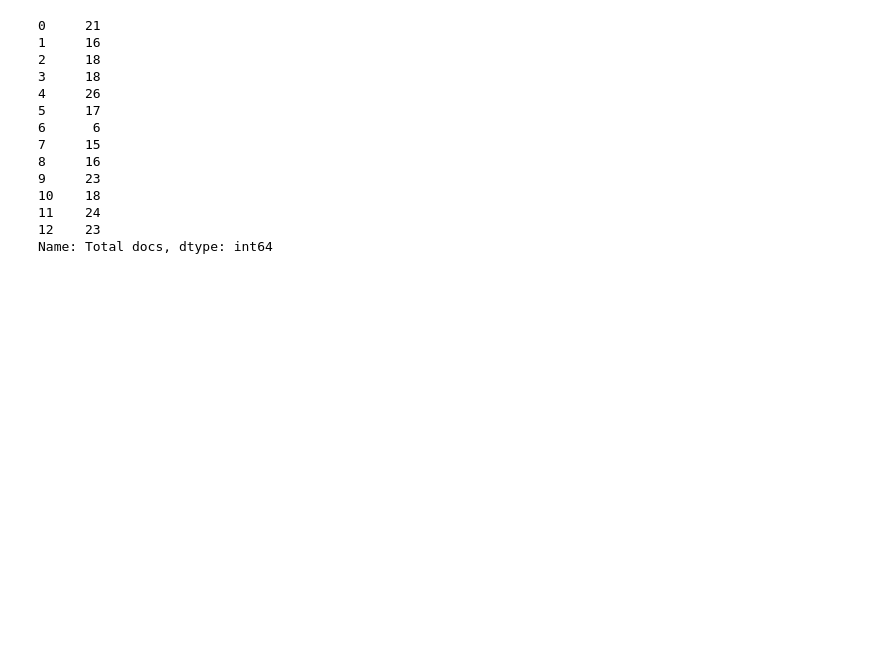
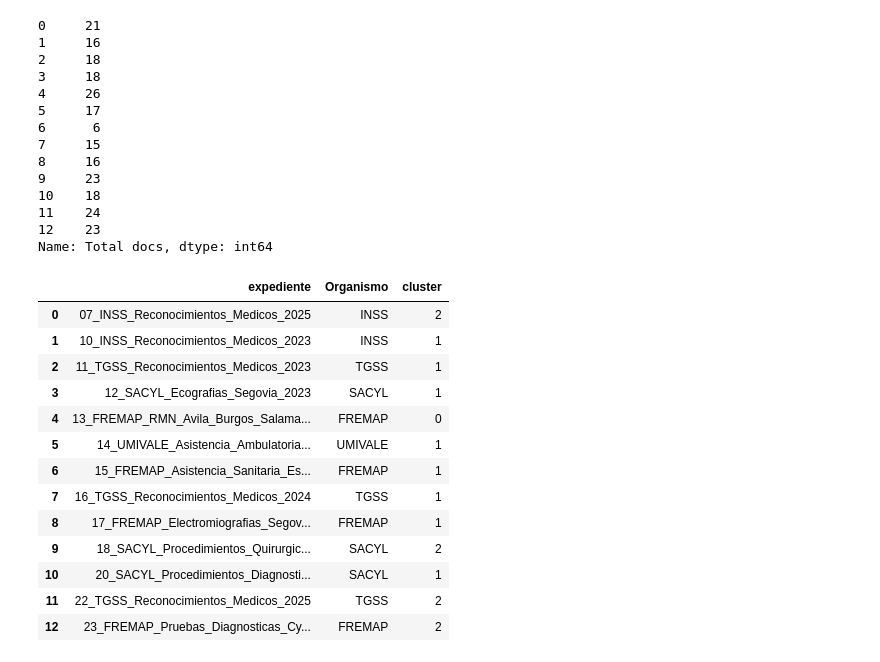
Before and after one commit to SebsAcosta97/Licitaciones, a Jupyter notebook: Notebooks/ML.ipynb, the cells around one changed output. Cells and saved outputs as stored; diff of their text form; code cells hidden in the pictures; blank space fills up the shorter version.

```diff
--- a/Notebooks/ML.ipynb
+++ b/Notebooks/ML.ipynb
@@ -1056,3 +1052,14 @@ dataset_final = pd.concat(
     ],
     axis=1
 )
+# %%
+variables = [
+    "organismo_enc",
+    "num_cpvs",
+    "solvencia",
+    "experiencia",
+    "oferta económica",
+    "juicio de valor",
+    "precio",
+    "Total docs"
+]
@@ -1058,0 +1077,23 @@ dataset_final = pd.concat(
+# %%
+dataset_final[
+    [
+        "expediente",
+        "Organismo",
+        "cluster"
+    ]
+]
+# %% [output]
+|  | expediente | Organismo | cluster |
+| 0 | 07_INSS_Reconocimientos_Medicos_2025 | INSS | 2 |
+| 1 | 10_INSS_Reconocimientos_Medicos_2023 | INSS | 1 |
+| 2 | 11_TGSS_Reconocimientos_Medicos_2023 | TGSS | 1 |
+| 3 | 12_SACYL_Ecografias_Segovia_2023 | SACYL | 1 |
+| 4 | 13_FREMAP_RMN_Avila_Burgos_Salama... | FREMAP | 0 |
+| 5 | 14_UMIVALE_Asistencia_Ambulatoria... | UMIVALE | 1 |
+| 6 | 15_FREMAP_Asistencia_Sanitaria_Es... | FREMAP | 1 |
+| 7 | 16_TGSS_Reconocimientos_Medicos_2024 | TGSS | 1 |
+| 8 | 17_FREMAP_Electromiografias_Segov... | FREMAP | 1 |
+| 9 | 18_SACYL_Procedimientos_Quirurgic... | SACYL | 2 |
+| 10 | 20_SACYL_Procedimientos_Diagnosti... | SACYL | 1 |
+| 11 | 22_TGSS_Reconocimientos_Medicos_2025 | TGSS | 2 |
+| 12 | 23_FREMAP_Pruebas_Diagnosticas_Cy... | FREMAP | 2 |
```
Also changed, not shown: parts of 44 cells of this notebook, 4 other files.
